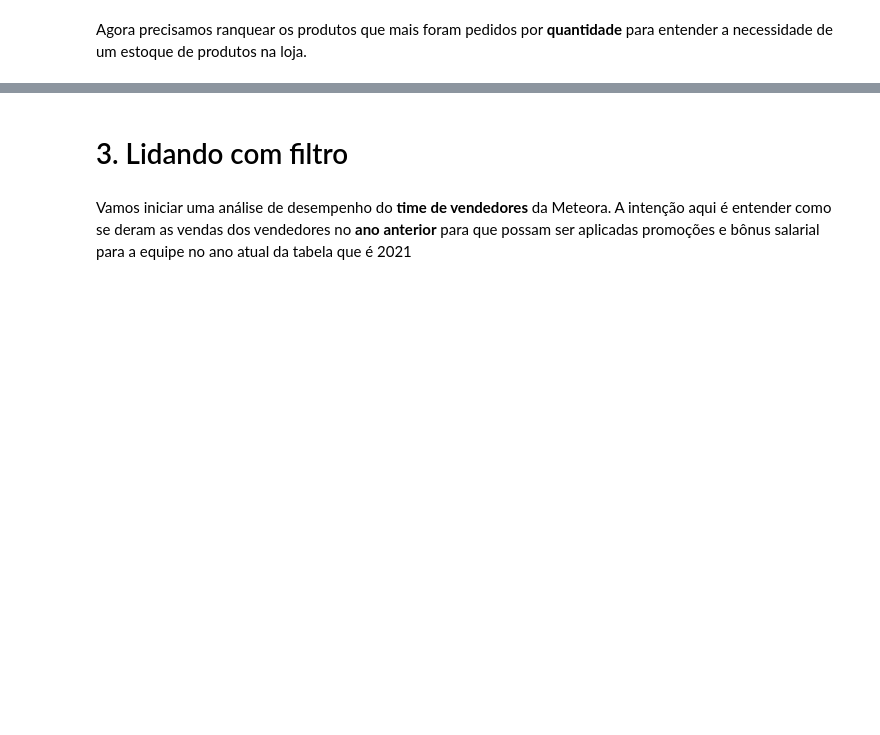
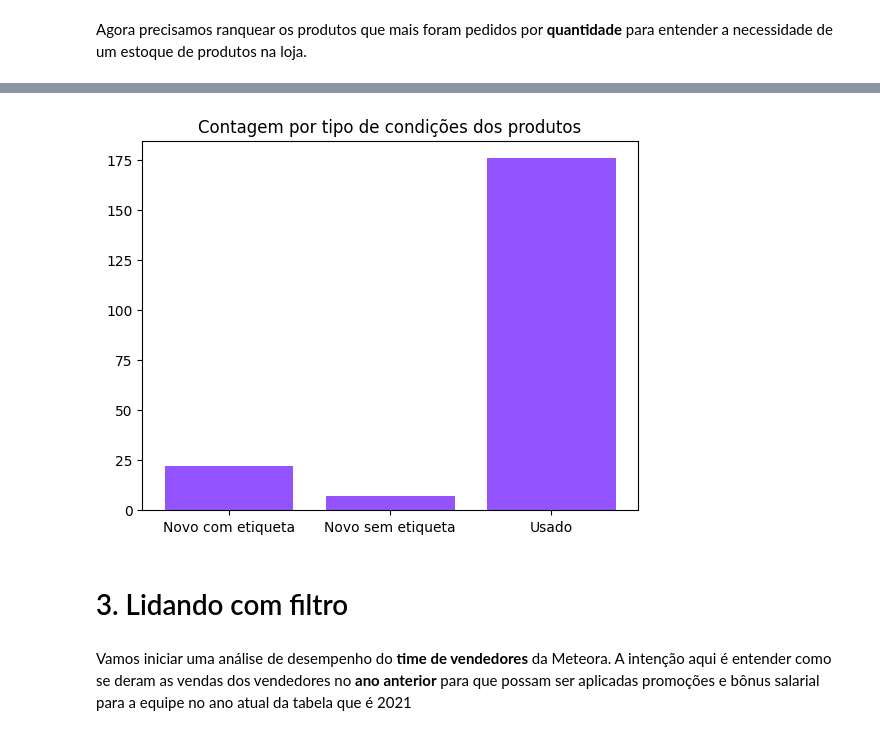
Before and after one commit to renatamontanhana/Python_e_SQL, a Jupyter notebook: Notebook_SQL_e_Python.ipynb, the cells around one changed output, grey strips where cells are left out. Cells and saved outputs as stored; diff of their text form; code cells hidden in the pictures; blank space fills up the shorter version.

```diff
--- a/Notebook_SQL_e_Python.ipynb
+++ b/Notebook_SQL_e_Python.ipynb
@@ -78,3 +95,9 @@ Agora precisamos ranquear os produtos que mais foram pedidos por **quantidade**
+# %%
+plt.bar(df_produtos['Condicao'],df_produtos['Quantidade'], color='#9353FF')
+plt.title('Contagem por tipo de condições dos produtos')
+plt.show()
+# %% [output]
+[figure, added]
 # %% [markdown]
 # 3. Lidando com filtro
 # %% [markdown]
```
Also changed, not shown: parts of 2 cells of this notebook.
